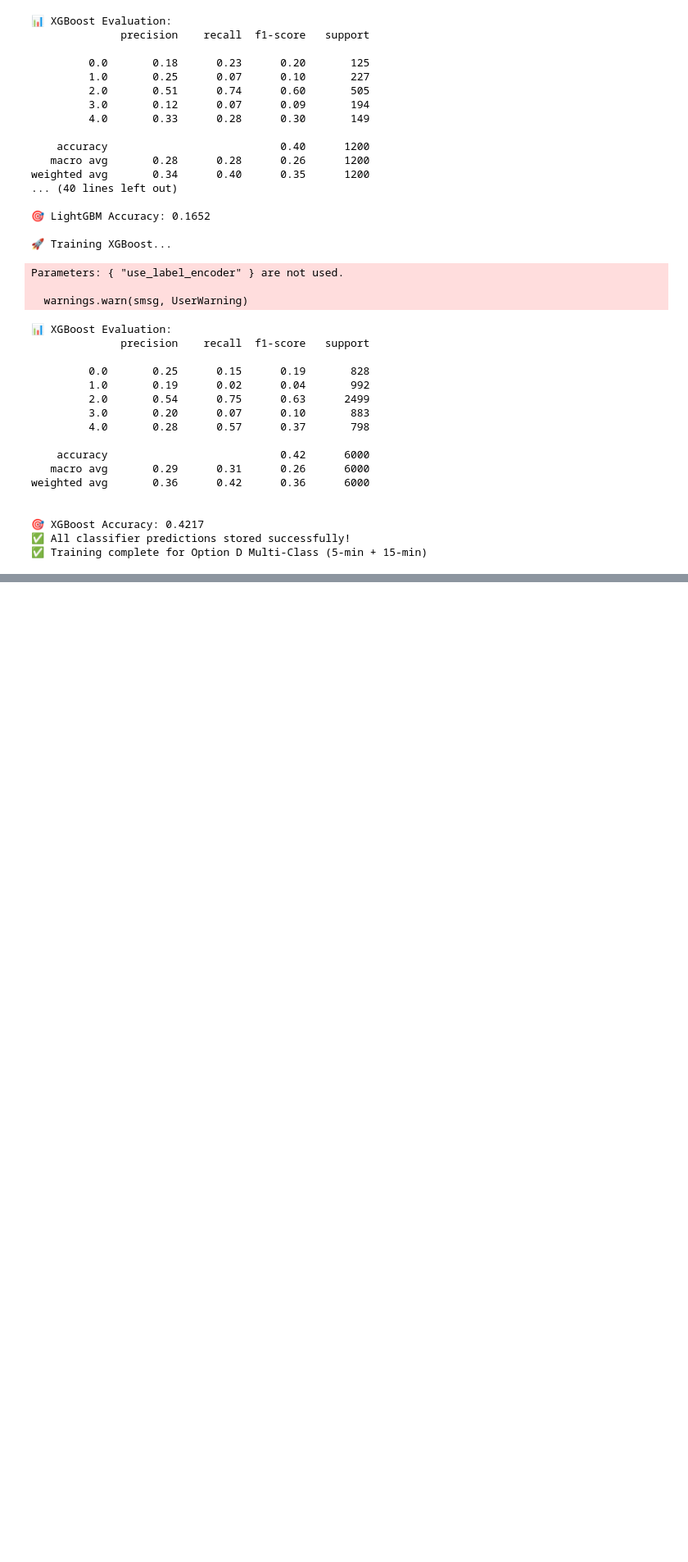
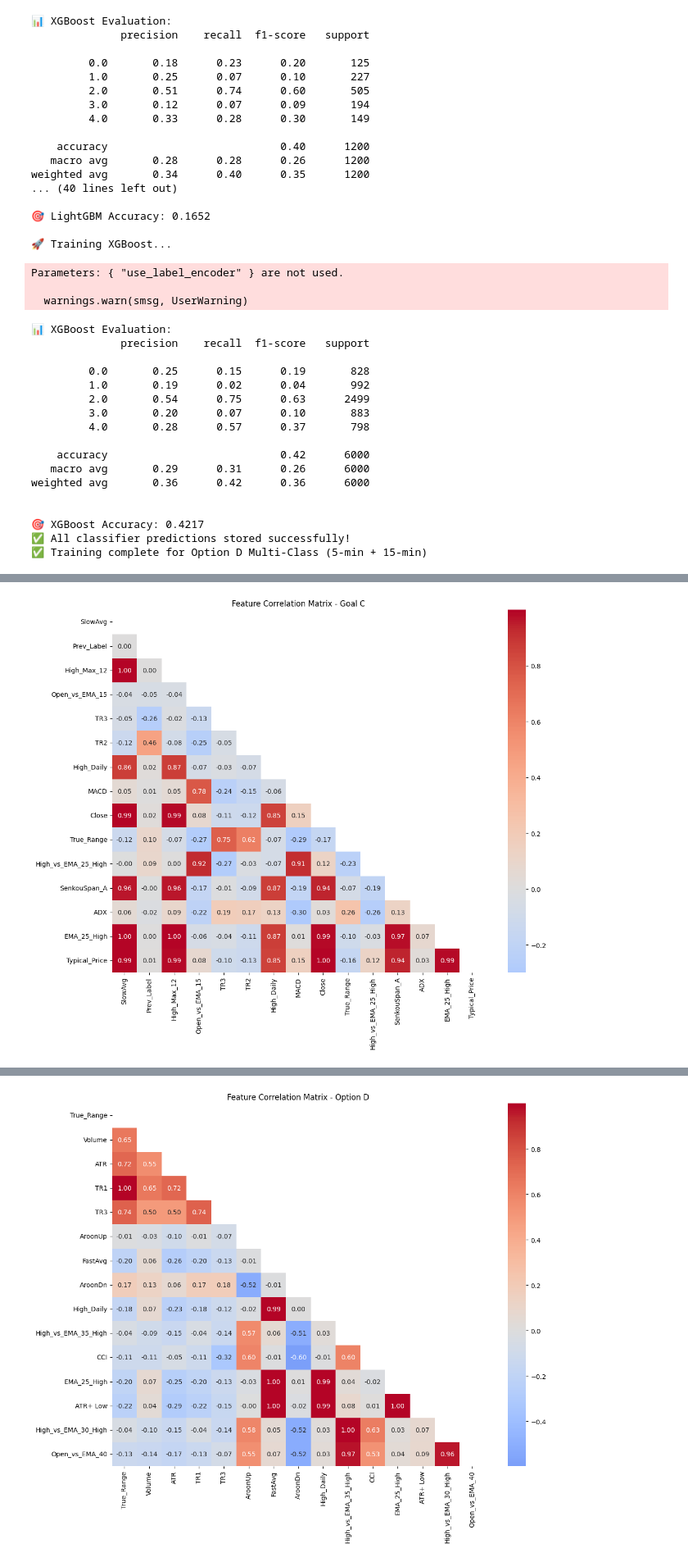
Before and after one commit to OfirItzhaky/intra-algo, a Jupyter notebook: backend/improving_classifiers_30000.ipynb, the cells around one changed output, grey strips where cells are left out. Shown at 82% size. Cells and saved outputs as stored; diff of their text form; code cells hidden in the pictures; blank space fills up the shorter version.

```diff
--- a/backend/improving_classifiers_30000.ipynb
+++ b/backend/improving_classifiers_30000.ipynb
@@ -2773,0 +3036,68 @@ weighted avg       0.36      0.42      0.36      6000
+# %%
+def analyze_feature_correlations(trainer_obj, name, X_train, y_train, top_features=None, n_features=15):
+    """
+    Analyze correlations between top features and target.
+
+    Args:
+        trainer_obj: The trainer object
+        name: String name for the model
+        X_train: Training features DataFrame
+        y_train: Training labels Series
+        top_features: List of top feature names (if None, uses all features)
+        n_features: Number of top features to analyze
+    """
+    # Get feature names from the model
+    if hasattr(trainer_obj.rf_results["model"], "feature_names_in_"):
+        feature_names = trainer_obj.rf_results["model"].feature_names_in_
+    else:
+        feature_names = X_train.columns.tolist()
+
+    # Select features to analyze
+    if top_features is not None:
+        selected_indices = [list(feature_names).index(feat) for feat in top_features[:n_features] if feat in feature_names]
+        selected_features = [feature_names[i] for i in selected_indices]
+    else:
+        selected_features = feature_names[:n_features]
+
+    # Create a DataFrame with selected features and target
+    df = pd.DataFrame(X_train, columns=feature_names)
+    df = df[selected_features]
+    df['target'] = y_train
+
+    # Calculate correlation with target
+    correlations = df.corr()['target'].drop('target').sort_values(ascending=False)
+
+    print(f"📊 Feature Correlations with Target for {name}:")
+    print(correlations)
+
+    # Create correlation heatmap between features
+    plt.figure(figsize=(12, 10))
+    feature_corr = df[selected_features].corr()
+    mask = np.triu(np.ones_like(feature_corr, dtype=bool))
+    sns.heatmap(feature_corr, mask=mask, annot=True, cmap='coolwarm', center=0, fmt='.2f')
+    plt.title(f"Feature Correlation Matrix - {name}")
+    plt.tight_layout()
+    plt.show()
+
+    return correlations
+
+# Analyze correlations for top features from permutation importance
+analyze_feature_correlations(
+    classifier_trainer_all_goal_c,
+    "Goal C",
+    classifier_X_train_bal_all_goal_c,  # Use the balanced training data
+    classifier_y_train_bal_all_goal_c,
+    top_features=perm_names_c,
+    n_features=15
+)
+
+# For Option D, replace with your actual variable names
+analyze_feature_correlations(
+    classifier_trainer_d_15m,
+    "Option D",
+    classifier_X_train_bal_d_15m,  # Replace with your actual variable name
+    classifier_y_train_bal_d_15m,  # Replace with your actual variable name
+    top_features=perm_names_d,
+    n_features=15
+)
+# %% [output]
@@ -2773,0 +3121 @@ weighted avg       0.36      0.42      0.36      6000
+[figure, added]
@@ -2773,0 +3139 @@ weighted avg       0.36      0.42      0.36      6000
+[figure, added]
```
Also changed, not shown: parts of 10 cells of this notebook, 16 other files.
